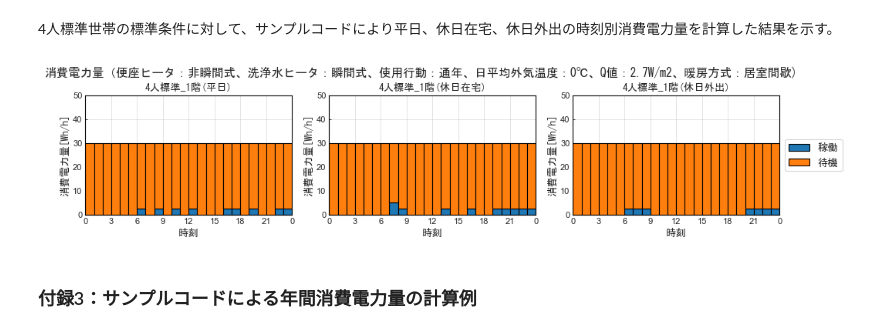
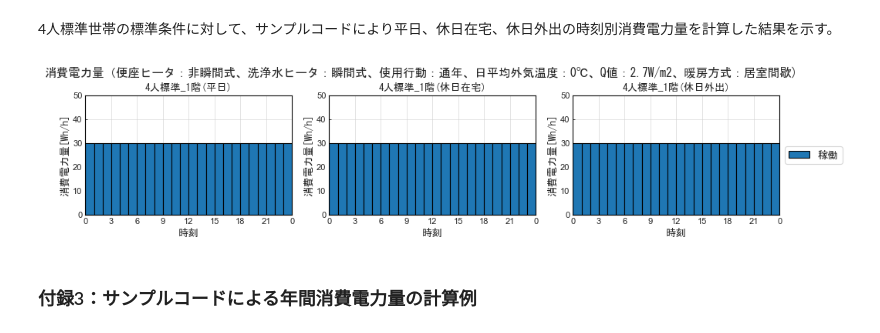
Before and after one commit to HiromiHabara/Jiritsu-EnergyUseOfApp, a Jupyter notebook: toiletseat.ipynb, the cells around one changed output. Saved outputs shown, nothing was run; the diff lists cells and outputs as text; code cells hidden in the pictures.

```diff
--- a/toiletseat.ipynb
+++ b/toiletseat.ipynb
@@ -1596,8 +1520,9 @@ def get_spec(app_type):
     Prtd_opg_wt = spec['Prtd_opg_wt']
     seat_heater_type = spec['seat_heater_type']
     water_heater_type = spec['water_heater_type']
+    seat_heater_off = spec['seat_heater_off']
 
-    return Prtd_opg_st, Prtd_opg_wt, seat_heater_type, water_heater_type
+    return Prtd_opg_st, Prtd_opg_wt, seat_heater_type, water_heater_type, seat_heater_off
 # %% [markdown]
 Example:
 # %%
@@ -1717,2 +1629,8 @@ def calc_EE_sby(Prtd_opg_st, Prtd_opg_wt, seat_heater_type, water_heater_type, d
+# %%
+def calc_EE_app(EE_opg):
+    '''消費電力量[Wh]を計算する'''
+    # EE_opg：稼働時における消費電力量[Wh]
+
+    return EE_app(EE_opg)
 # %% [markdown]
 Example:
@@ -1725,7 +1636,0 @@ ex_EE_sby
-# %%
-def calc_EE_app(EE_opg, EE_sby):
-    '''消費電力量[Wh]を計算する'''
-    # EE_opg：稼働時における消費電力量[Wh]
-    # EE_sby：待機時における消費電力量[Wh]
-
-    return EE_app(EE_opg, EE_sby)
@@ -1751,10 +1654,10 @@ def calc_EE_ToiletSeat_verP4(time_use_type, time_of_day,
     # floor：階[1階、2階]
 
     # 機器動作スケジュール[s]を取得
-    dt_opg, dt_sby = get_dt(time_use_type, time_of_day, schedule_name)
+    dt_opg_ht, dt_opg_kp = get_dt(time_use_type, time_of_day, schedule_name)
 
     # 機器仕様を取得
-    Prtd_opg_st, Prtd_opg_wt, seat_heater_type, water_heater_type = get_spec(app_type)
+    Prtd_opg_st, Prtd_opg_wt, seat_heater_type, water_heater_type, seat_heater_off = get_spec(app_type)
 
     # 使用行動を取得
     behavior_seat_heater = get_user_behavior(user_behavior_type)
@@ -1763,18 +1666,16 @@ def calc_EE_ToiletSeat_verP4(time_use_type, time_of_day,
     theta_toilet_ave = get_theta_toilet_ave(theta_ex_ave, Q_value, heating_type, floor)
 
     # 便座ヒータの電源スイッチ[オフ、オン] を取得
-    seat_heater_switch = get_seat_heater_switch(behavior_seat_heater, theta_toilet_ave)
+    seat_heater_switch = get_seat_heater_switch(seat_heater_off, behavior_seat_heater, theta_toilet_ave)
 
     # 稼働時における消費電力量[Wh]を計算
-    EE_opg = calc_EE_opg(Prtd_opg_st, Prtd_opg_wt, seat_heater_type, water_heater_type, dt_opg, seat_heater_switch, theta_toilet_ave)
-
-    # 待機時における消費電力量[Wh]を計算
-    EE_sby = calc_EE_sby(Prtd_opg_st, Prtd_opg_wt, seat_heater_type, water_heater_type, dt_sby, seat_heater_switch, theta_toilet_ave)
+    EE_opg = calc_EE_opg(Prtd_opg_st, Prtd_opg_wt, seat_heater_type, water_heater_type, dt_opg_ht, dt_opg_kp,
+                         seat_heater_switch, theta_toilet_ave)
 
     # 消費電力量[Wh]を計算
-    EE_app = calc_EE_app (EE_opg, EE_sby)
+    EE_app = calc_EE_app (EE_opg)
 
-    return EE_app, EE_opg, EE_sby
+    return EE_app, EE_opg
 # %% [markdown]
 Example:
 # %%
@@ -1801,7 +1702,7 @@ heating_type = HeatingType.HabitableRoom
 floor = Floor.FirstFloor
 
 # 消費電力量の計算
-ee_app, ee_opg, ee_sby = np.vectorize(calc_EE_ToiletSeat_verP4)(time_use_type, time_of_day,
+ee_app, ee_opg = np.vectorize(calc_EE_ToiletSeat_verP4)(time_use_type, time_of_day,
                                                  app_type, schedule_name, user_behavior_type,
                                                  theta_ex_ave, Q_value, heating_type, floor)
 
@@ -1809,42 +1710,39 @@ ee_app, ee_opg, ee_sby = np.vectorize(calc_EE_ToiletSeat_verP4)(time_use_type, t
 EE_Results= {
     'Weekdays' : {
         'opg' : ee_opg[0],
-        'sby' : ee_sby[0]
     },
     'Holidays_st' : {
         'opg' : ee_opg[1],
-        'sby' : ee_sby[1]
     },
     'Holidays_go' : {
         'opg' : ee_opg[2],
-        'sby' : ee_sby[2]
     }
 }
 
 # 消費電力量の計算結果のグラフ
 # グラフのタイトル
 seat_heater_type_j =  {'noninst':'非瞬間式', 'inst':'瞬間式'}[Spec[app_type]['seat_heater_type'].value]
 water_heater_type_j = {'noninst':'非瞬間式', 'inst':'瞬間式'}[Spec[app_type]['water_heater_type'].value]
 behavior_type_j = {'UserBehavior00':'通年', 'UserBehavior01':'省エネ'} [user_behavior_type]
 heating_type_j = {HeatingType.HabitableRoom:'居室間歇', HeatingType.WholeHouse:'全館連続'} [heating_type]
 
 chart_title = '消費電力量（' \
                 + '便座ヒータ：' + seat_heater_type_j + '、' \
                 + '洗浄水ヒータ：' + water_heater_type_j + '、' \
                 + '使用行動：'   + behavior_type_j + '、' \
                 + '日平均外気温度：' + str(theta_ex_ave) + '℃、'\
                 + 'Q値：' + str(Q_value) + 'W/m2、'\
                 + '暖房方式：' + heating_type_j \
                 + ')'
 
 # グラフの表示
 plot_hourly_bar_chart(chart_title,
                      EE_Results,
                       '4人標準_1階',
-                      {'opg':'稼働', 'sby':'待機'},
+                      {'opg':'稼働'},
                        '消費電力量[Wh/h]', 0, 50, 10, 1)
 # %% [output]
-[figure, old version]
+[figure, new version]
 # %% [markdown]
 ### 付録3：サンプルコードによる年間消費電力量の計算例
 # %% [markdown]
```
Also changed, not shown: parts of 196 cells of this notebook, 1 other file.
